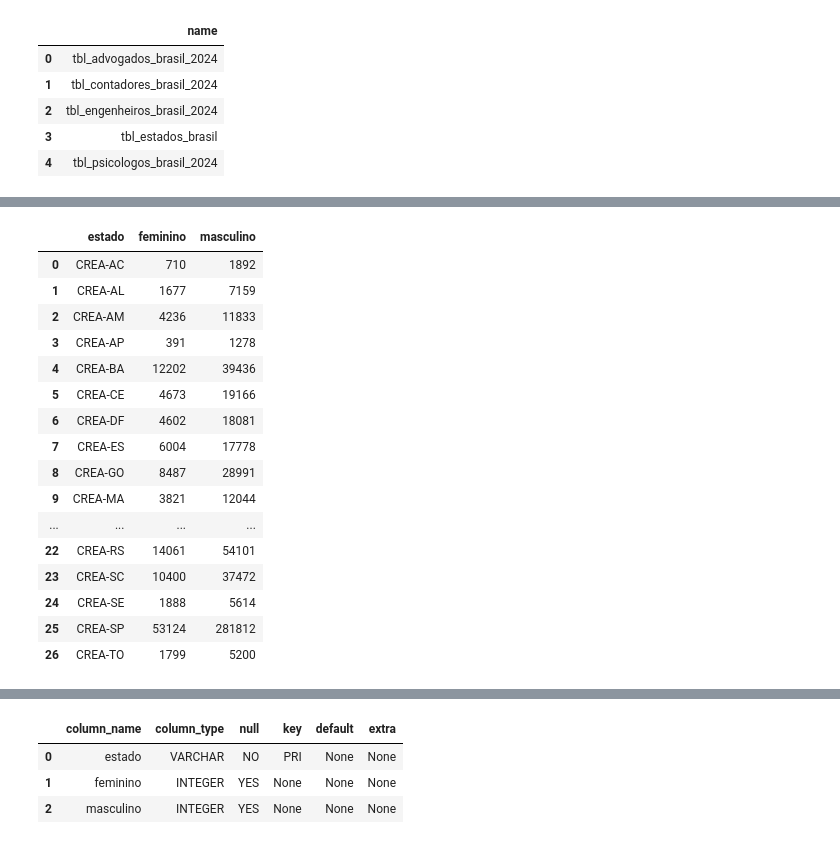
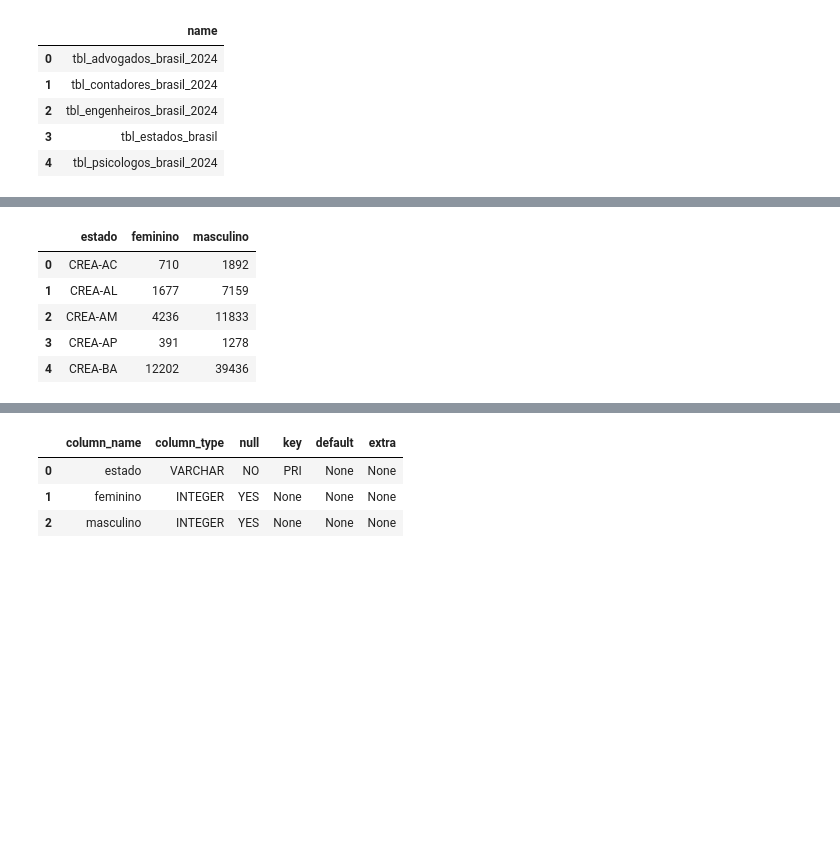
Before and after one commit to gfill99/distribuicao-de-profissoes, a Jupyter notebook: analise_de_dados/app/analise_de_dados.ipynb, the cells around one changed output, grey strips where cells are left out. Saved outputs shown, nothing was run; the diff lists cells and outputs as text; code cells hidden in the pictures; blank space fills up the shorter version.

```diff
--- a/analise_de_dados/app/analise_de_dados.ipynb
+++ b/analise_de_dados/app/analise_de_dados.ipynb
@@ -68,21 +46,10 @@ tabela['contadores']
 # %%
-tabela['engenheiros']
+tabela['engenheiros'].head()
 # %% [output]
 |  | estado | feminino | masculino |
 | 0 | CREA-AC | 710 | 1892 |
 | 1 | CREA-AL | 1677 | 7159 |
 | 2 | CREA-AM | 4236 | 11833 |
 | 3 | CREA-AP | 391 | 1278 |
 | 4 | CREA-BA | 12202 | 39436 |
-| 5 | CREA-CE | 4673 | 19166 |
-| 6 | CREA-DF | 4602 | 18081 |
-| 7 | CREA-ES | 6004 | 17778 |
-| 8 | CREA-GO | 8487 | 28991 |
-| 9 | CREA-MA | 3821 | 12044 |
-| ... | ... | ... | ... |
-| 22 | CREA-RS | 14061 | 54101 |
-| 23 | CREA-SC | 10400 | 37472 |
-| 24 | CREA-SE | 1888 | 5614 |
-| 25 | CREA-SP | 53124 | 281812 |
-| 26 | CREA-TO | 1799 | 5200 |
 # %%
```
Also changed, not shown: parts of 21 cells of this notebook.
